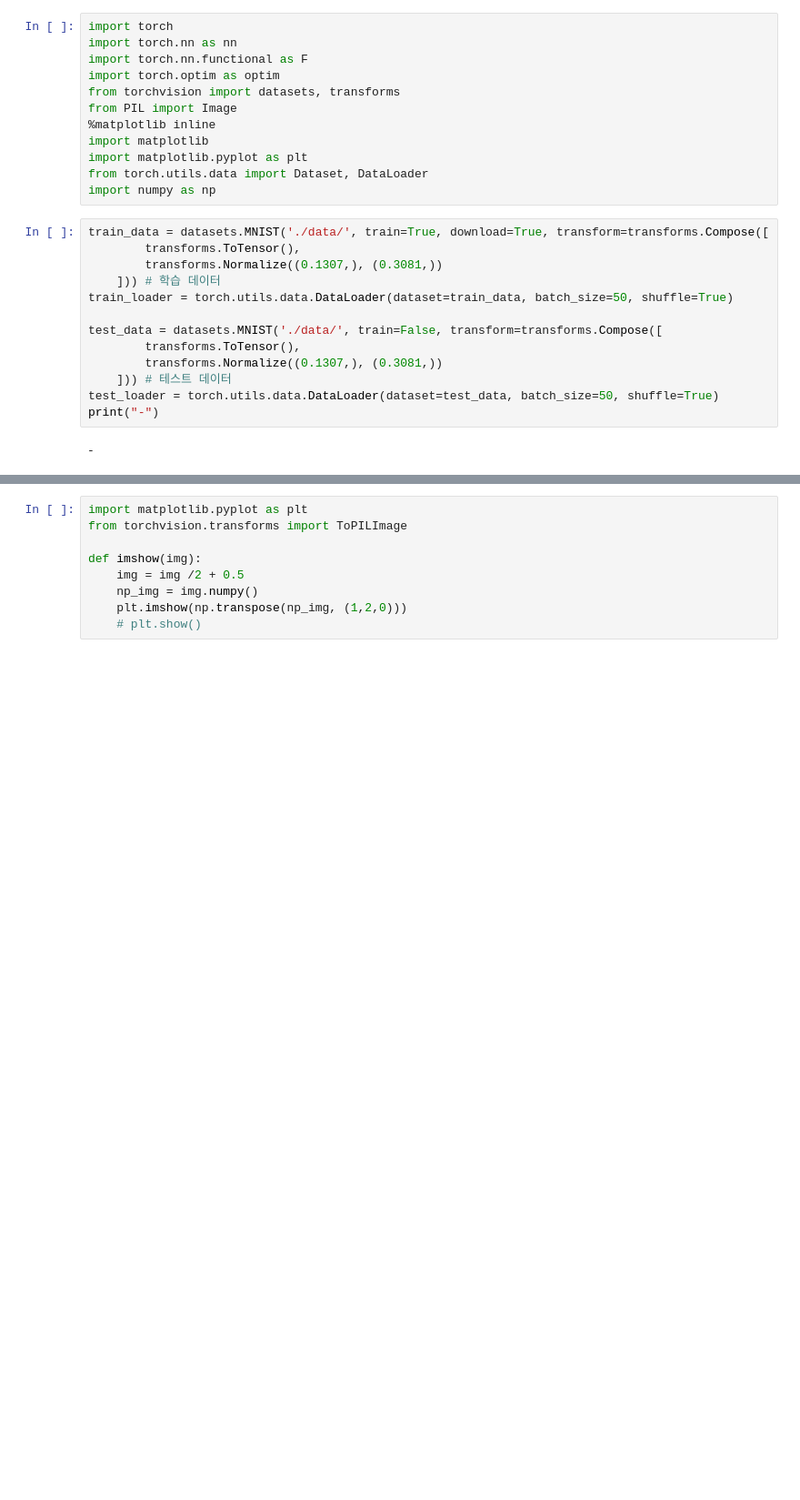
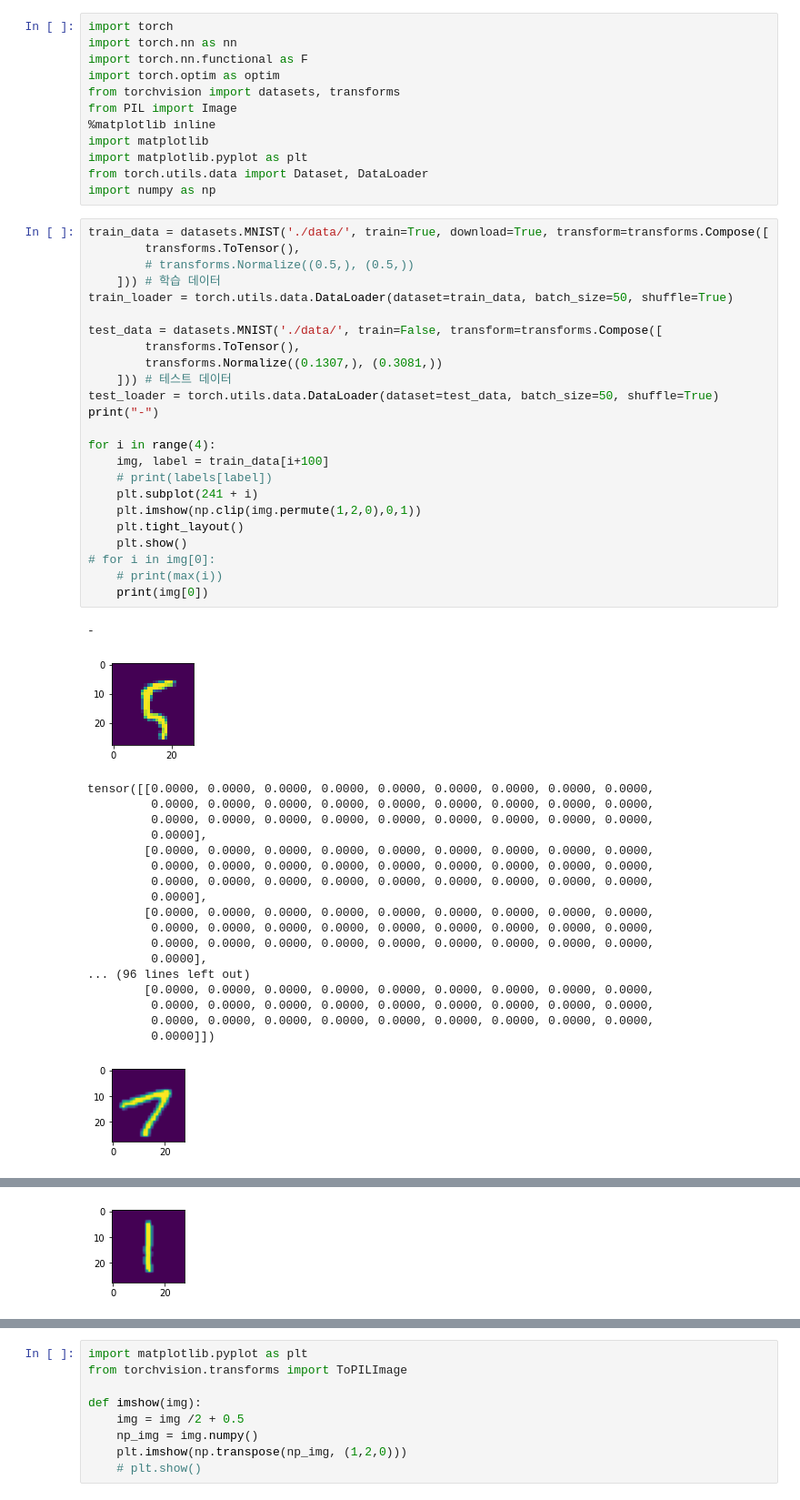
Before and after one commit to CAU-Computer-Vision/Parallel_CNN_car_classifier, a Jupyter notebook: test.ipynb, the cells around one changed output, grey strips where cells are left out. Shown: that part at 91% size. Drawn from its saved outputs; the diff is of its cells as text; blank space fills up the shorter version.

```diff
--- a/test.ipynb
+++ b/test.ipynb
@@ -13,15 +13,45 @@ import numpy as np
 # %%
 train_data = datasets.MNIST('./data/', train=True, download=True, transform=transforms.Compose([
         transforms.ToTensor(),
-        transforms.Normalize((0.1307,), (0.3081,))
+        # transforms.Normalize((0.5,), (0.5,))
     ])) # 학습 데이터
 train_loader = torch.utils.data.DataLoader(dataset=train_data, batch_size=50, shuffle=True)
 
 test_data = datasets.MNIST('./data/', train=False, transform=transforms.Compose([
         transforms.ToTensor(),
         transforms.Normalize((0.1307,), (0.3081,))
     ])) # 테스트 데이터
 test_loader = torch.utils.data.DataLoader(dataset=test_data, batch_size=50, shuffle=True)
 print("-")
+
+for i in range(4):
+    img, label = train_data[i+100]
+    # print(labels[label])
+    plt.subplot(241 + i)
+    plt.imshow(np.clip(img.permute(1,2,0),0,1))
+    plt.tight_layout()
+    plt.show()
+# for i in img[0]:
+    # print(max(i))
+    print(img[0])
 # %% [output]
 -
+[figure, added]
+tensor([[0.0000, 0.0000, 0.0000, 0.0000, 0.0000, 0.0000, 0.0000, 0.0000, 0.0000,
+         0.0000, 0.0000, 0.0000, 0.0000, 0.0000, 0.0000, 0.0000, 0.0000, 0.0000,
+         0.0000, 0.0000, 0.0000, 0.0000, 0.0000, 0.0000, 0.0000, 0.0000, 0.0000,
+         0.0000],
+        [0.0000, 0.0000, 0.0000, 0.0000, 0.0000, 0.0000, 0.0000, 0.0000, 0.0000,
+         0.0000, 0.0000, 0.0000, 0.0000, 0.0000, 0.0000, 0.0000, 0.0000, 0.0000,
+         0.0000, 0.0000, 0.0000, 0.0000, 0.0000, 0.0000, 0.0000, 0.0000, 0.0000,
+         0.0000],
+        [0.0000, 0.0000, 0.0000, 0.0000, 0.0000, 0.0000, 0.0000, 0.0000, 0.0000,
+         0.0000, 0.0000, 0.0000, 0.0000, 0.0000, 0.0000, 0.0000, 0.0000, 0.0000,
+         0.0000, 0.0000, 0.0000, 0.0000, 0.0000, 0.0000, 0.0000, 0.0000, 0.0000,
+         0.0000],
+... (96 lines left out)
+        [0.0000, 0.0000, 0.0000, 0.0000, 0.0000, 0.0000, 0.0000, 0.0000, 0.0000,
+         0.0000, 0.0000, 0.0000, 0.0000, 0.0000, 0.0000, 0.0000, 0.0000, 0.0000,
+         0.0000, 0.0000, 0.0000, 0.0000, 0.0000, 0.0000, 0.0000, 0.0000, 0.0000,
+         0.0000]])
+[figure, added]
@@ -27,0 +75 @@ print("-")
+[figure, added]
```
Also changed, not shown: parts of 4 cells of this notebook, 2 other files.
